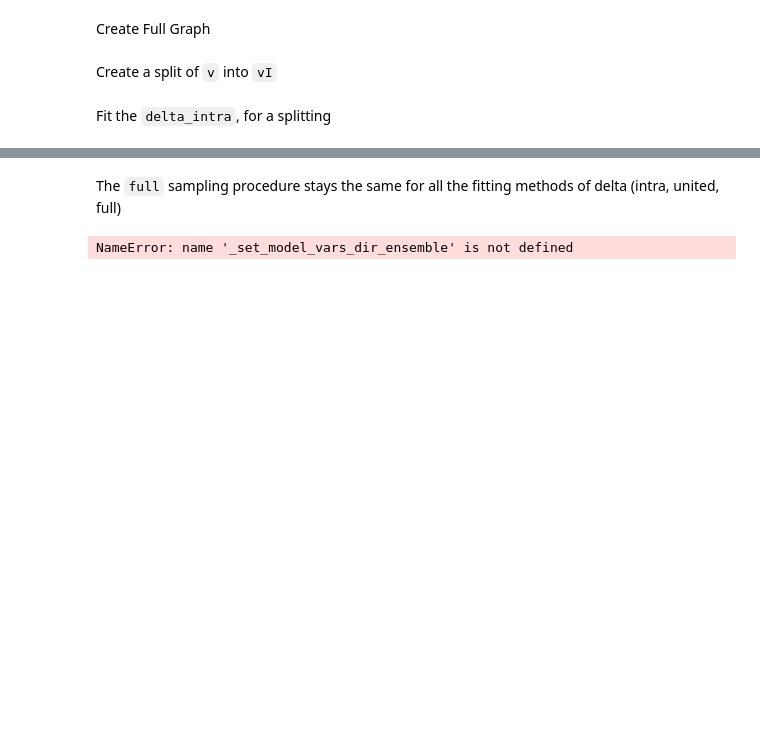
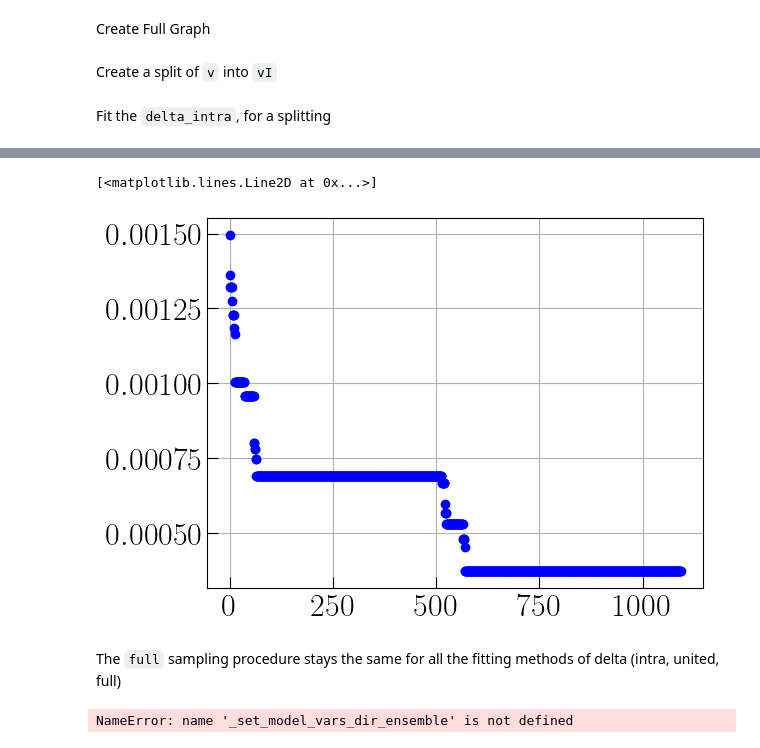
Before and after one commit to LeonardoIalongo/graph-ensembles, a Jupyter notebook: examples/enlarge_network.ipynb, the cells around one changed output, grey strips where cells are left out. Saved outputs shown, nothing was run; the diff lists cells and outputs as text; code cells hidden in the pictures; blank space fills up the shorter version.

```diff
--- a/examples/enlarge_network.ipynb
+++ b/examples/enlarge_network.ipynb
@@ -315,3 +400,10 @@ array([[ 3.14328089e-03, -1.16011475e-01,  8.14716195e-03, ...,
+# %%
+x = np.argsort(g_net_meas_on_I)[::-1]
+y = g_net_meas_on_I[x]
+plt.plot(y, "-bo", linewidth = 0)
+# %% [output]
+[<matplotlib.lines.Line2D at 0x...>]
+[figure, added]
 # %% [markdown]
 The `full` sampling procedure stays the same for all the fitting methods of delta (intra, united, full)
 # %%
```
Also changed, not shown: parts of 10 cells of this notebook, 1 other file.
